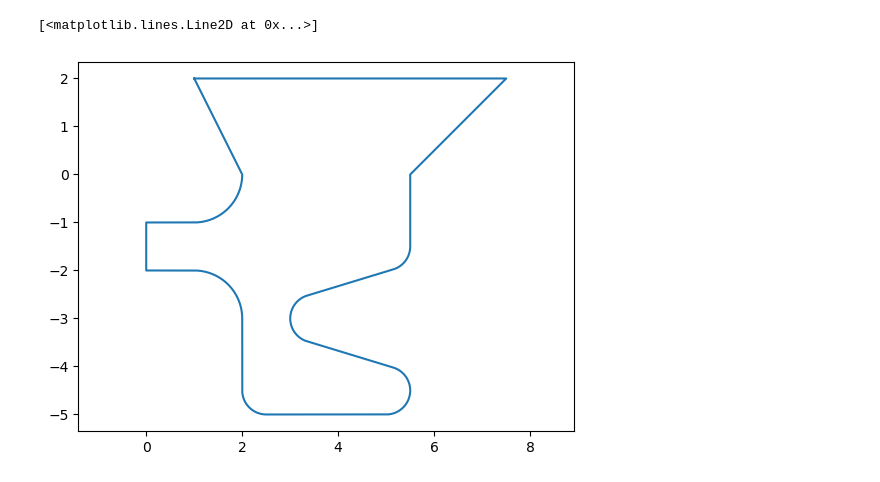
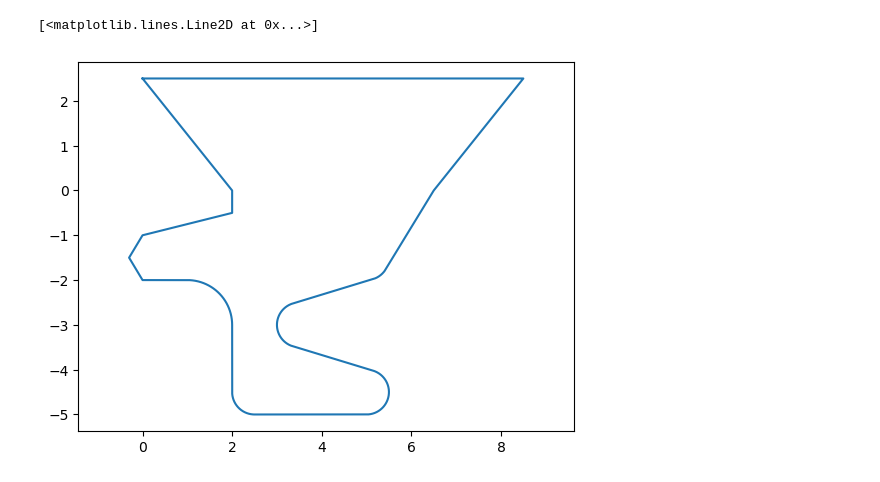
Before and after one commit to OF15-15/cweek25-magma, a Jupyter notebook: gruppe-sechs.ipynb, the cells around one changed output. Saved outputs shown, nothing was run; the diff lists cells and outputs as text; code cells hidden in the pictures.

Commit message:
circ graph, k

```diff
--- a/gruppe-sechs.ipynb
+++ b/gruppe-sechs.ipynb
@@ -18,24 +18,23 @@ def circ_points(x, y, r, n=100):
 # %%
 # complex poly
 n = 200
-f1 = np.array([[1, 2]])
-f2 = np.column_stack(circ_points(1, 0, 1, n))[:3*n//4:-1]
-f3 = np.array([[0, -1], [0, -2]])
+f1 = np.array([[0, 2.5]])
+f3 = np.array([[2, 0],[2, -0.5],[0, -1],[-0.3, -1.5], [0, -2]])
 f4 = np.column_stack(circ_points(1, -3, 1, n))[n//4::-1]
 f5 = np.column_stack(circ_points(2.5, -4.5, 0.5, n))[n//2:3*n//4]
 f6 = np.column_stack(circ_points(5, -4.5, 0.5, n))[3*n//4:-1]
 f7 = np.column_stack(circ_points(5, -4.5, 0.5, n))[1:n//5]
 f8 = np.column_stack(circ_points(3.5, -3, 0.5, n))[14*n//20:6*n//20:-1]
-f9 = np.column_stack(circ_points(5, -1.5, 0.5, n))[4*n//5:]
-f0 = np.array([[5.5, 0], [7.5, 2], [1, 2]])
+f9 = np.column_stack(circ_points(5, -1.5, 0.5, n))[4*n//5:18*n//20]
+f0 = np.array([[6.5, 0], [8.5, 2.5], [0, 2.5]])
 
-poly = np.concatenate((f1, f2, f3, f4, f5, f6, f7, f8, f9, f0))
+poly = np.concatenate((f1, f3, f4, f5, f6, f7, f8, f9, f0))
 
 plt.axis('equal')
 plt.plot(poly[:, 0], poly[:, 1])
 # %% [output]
 [<matplotlib.lines.Line2D at 0x...>]
-[figure, old version]
+[figure, new version]
 # %%
 # get line segments
 poly_lines = np.column_stack((poly[:-1], poly[1:]))
```
Also changed, not shown: parts of 10 cells of this notebook.
